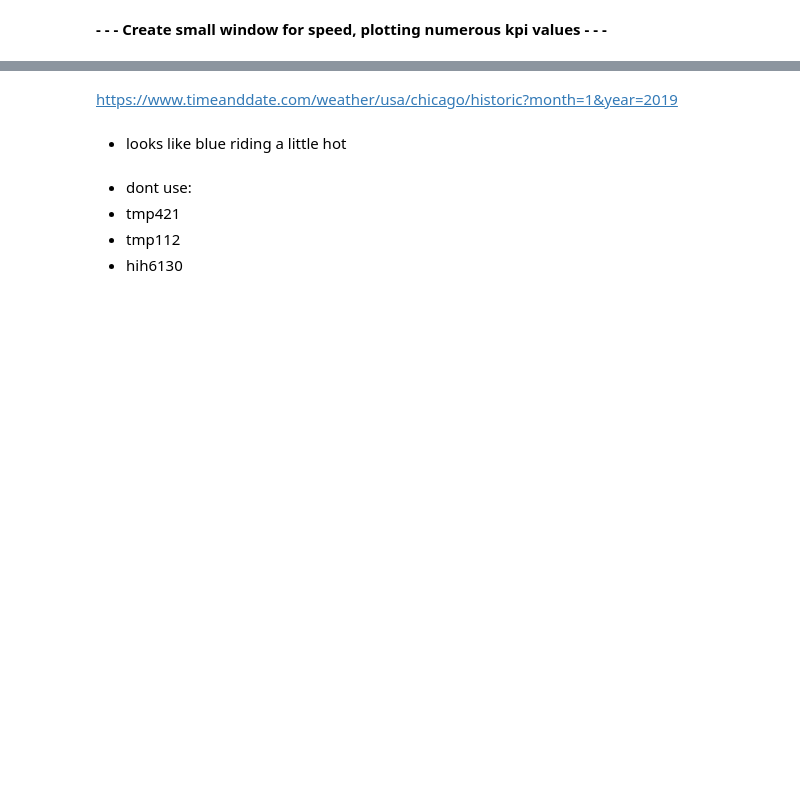
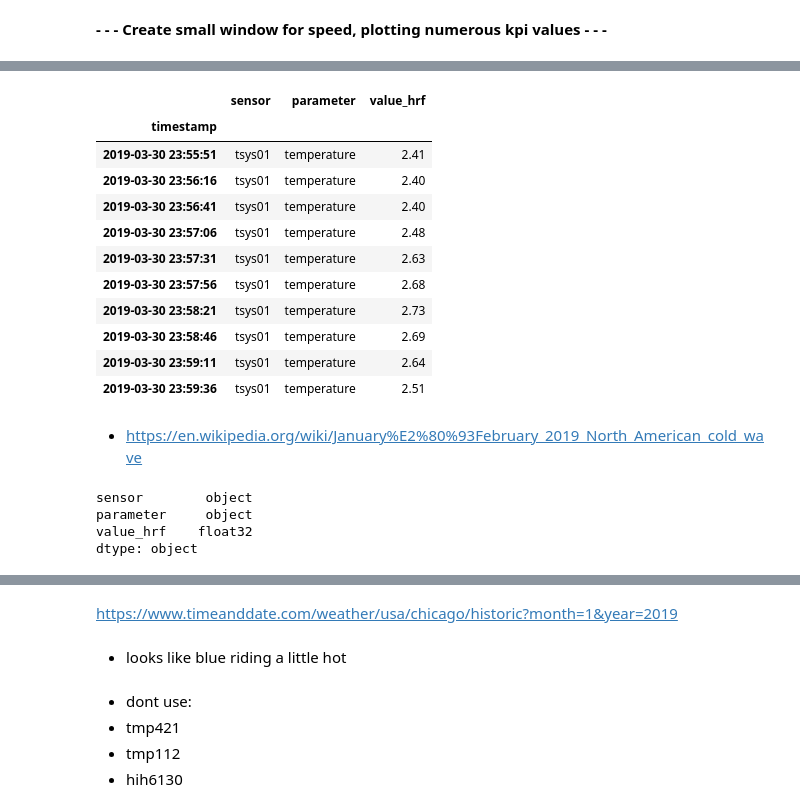
Before and after one commit to tombresee/SensorAnalysis, a Jupyter notebook: ENTER/code/012_DBSCAN_final.ipynb, the cells around one changed output, grey strips where cells are left out. Drawn from its saved outputs; the diff is of its cells as text; code cells hidden in the pictures; blank space fills up the shorter version.

```diff
--- a/ENTER/code/011_DBSCAN_initial_examination.ipynb
+++ b/ENTER/code/012_DBSCAN_final.ipynb
@@ -661,0 +255,24 @@ len(tdf)
+# %%
+tsys.tail(10)
+# %% [output]
+|  | sensor | parameter | value_hrf |
+| timestamp |  |  |  |
+| 2019-03-30 23:55:51 | tsys01 | temperature | 2.41 |
+| 2019-03-30 23:56:16 | tsys01 | temperature | 2.40 |
+| 2019-03-30 23:56:41 | tsys01 | temperature | 2.40 |
+| 2019-03-30 23:57:06 | tsys01 | temperature | 2.48 |
+| 2019-03-30 23:57:31 | tsys01 | temperature | 2.63 |
+| 2019-03-30 23:57:56 | tsys01 | temperature | 2.68 |
+| 2019-03-30 23:58:21 | tsys01 | temperature | 2.73 |
+| 2019-03-30 23:58:46 | tsys01 | temperature | 2.69 |
+| 2019-03-30 23:59:11 | tsys01 | temperature | 2.64 |
+| 2019-03-30 23:59:36 | tsys01 | temperature | 2.51 |
+# %% [markdown]
+* https://en.wikipedia.org/wiki/January%E2%80%93February_2019_North_American_cold_wave
+# %%
+tsys.dtypes
+# %% [output]
+sensor        object
+parameter     object
+value_hrf    float32
+dtype: object
```
Also changed, not shown: parts of 160 cells of this notebook, 6 other files.
